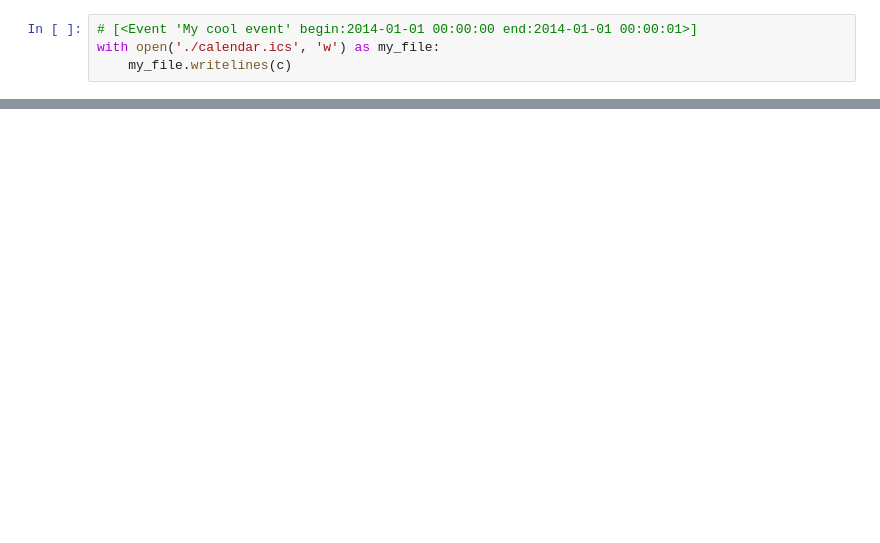
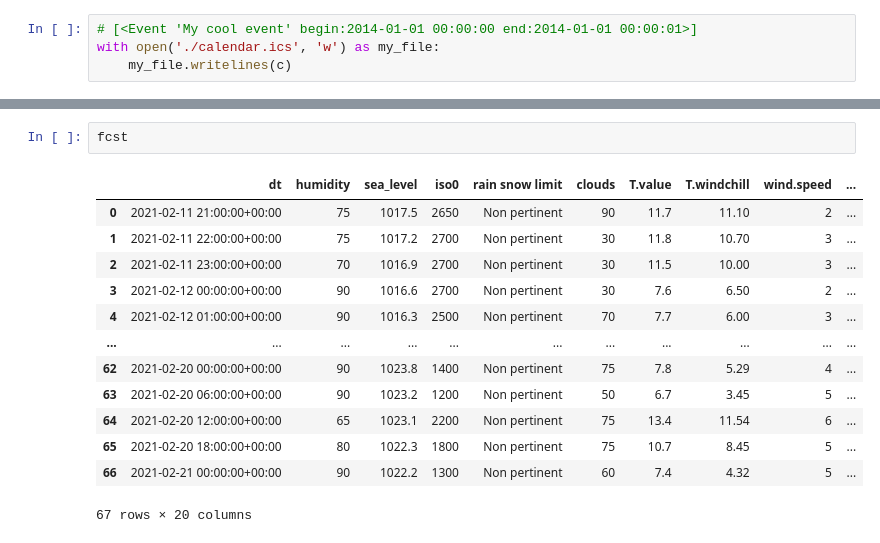
Before and after one commit to fanff/astroScop, a Jupyter notebook: starPos.ipynb, the cells around one changed output, grey strips where cells are left out. Drawn from its saved outputs; the diff is of its cells as text; blank space fills up the shorter version.

```diff
--- a/starPos.ipynb
+++ b/starPos.ipynb
@@ -265,0 +467,16 @@ with open('./calendar.ics', 'w') as my_file:
+# %%
+fcst
+# %% [output]
+|  | dt | humidity | sea_level | iso0 | rain snow limit | clouds | T.value | T.windchill | wind.speed | ... |
+| 0 | 2021-02-11 21:00:00+00:00 | 75 | 1017.5 | 2650 | Non pertinent | 90 | 11.7 | 11.10 | 2 | ... |
+| 1 | 2021-02-11 22:00:00+00:00 | 75 | 1017.2 | 2700 | Non pertinent | 30 | 11.8 | 10.70 | 3 | ... |
+| 2 | 2021-02-11 23:00:00+00:00 | 70 | 1016.9 | 2700 | Non pertinent | 30 | 11.5 | 10.00 | 3 | ... |
+| 3 | 2021-02-12 00:00:00+00:00 | 90 | 1016.6 | 2700 | Non pertinent | 30 | 7.6 | 6.50 | 2 | ... |
+| 4 | 2021-02-12 01:00:00+00:00 | 90 | 1016.3 | 2500 | Non pertinent | 70 | 7.7 | 6.00 | 3 | ... |
+| ... | ... | ... | ... | ... | ... | ... | ... | ... | ... | ... |
+| 62 | 2021-02-20 00:00:00+00:00 | 90 | 1023.8 | 1400 | Non pertinent | 75 | 7.8 | 5.29 | 4 | ... |
+| 63 | 2021-02-20 06:00:00+00:00 | 90 | 1023.2 | 1200 | Non pertinent | 50 | 6.7 | 3.45 | 5 | ... |
+| 64 | 2021-02-20 12:00:00+00:00 | 65 | 1023.1 | 2200 | Non pertinent | 75 | 13.4 | 11.54 | 6 | ... |
+| 65 | 2021-02-20 18:00:00+00:00 | 80 | 1022.3 | 1800 | Non pertinent | 75 | 10.7 | 8.45 | 5 | ... |
+| 66 | 2021-02-21 00:00:00+00:00 | 90 | 1022.2 | 1300 | Non pertinent | 60 | 7.4 | 4.32 | 5 | ... |
+67 rows × 20 columns
```
Also changed, not shown: parts of 39 cells of this notebook, 9 other files.
